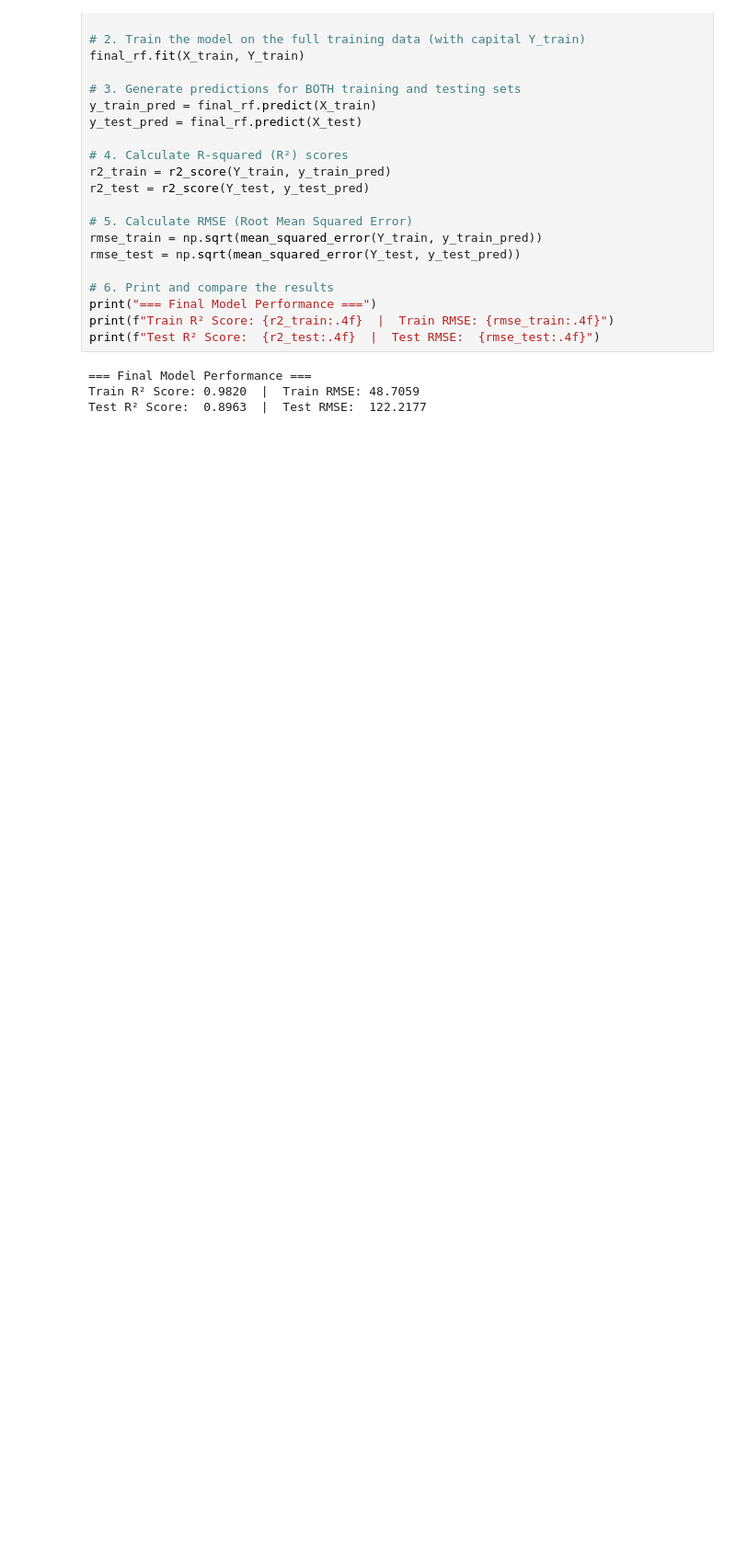
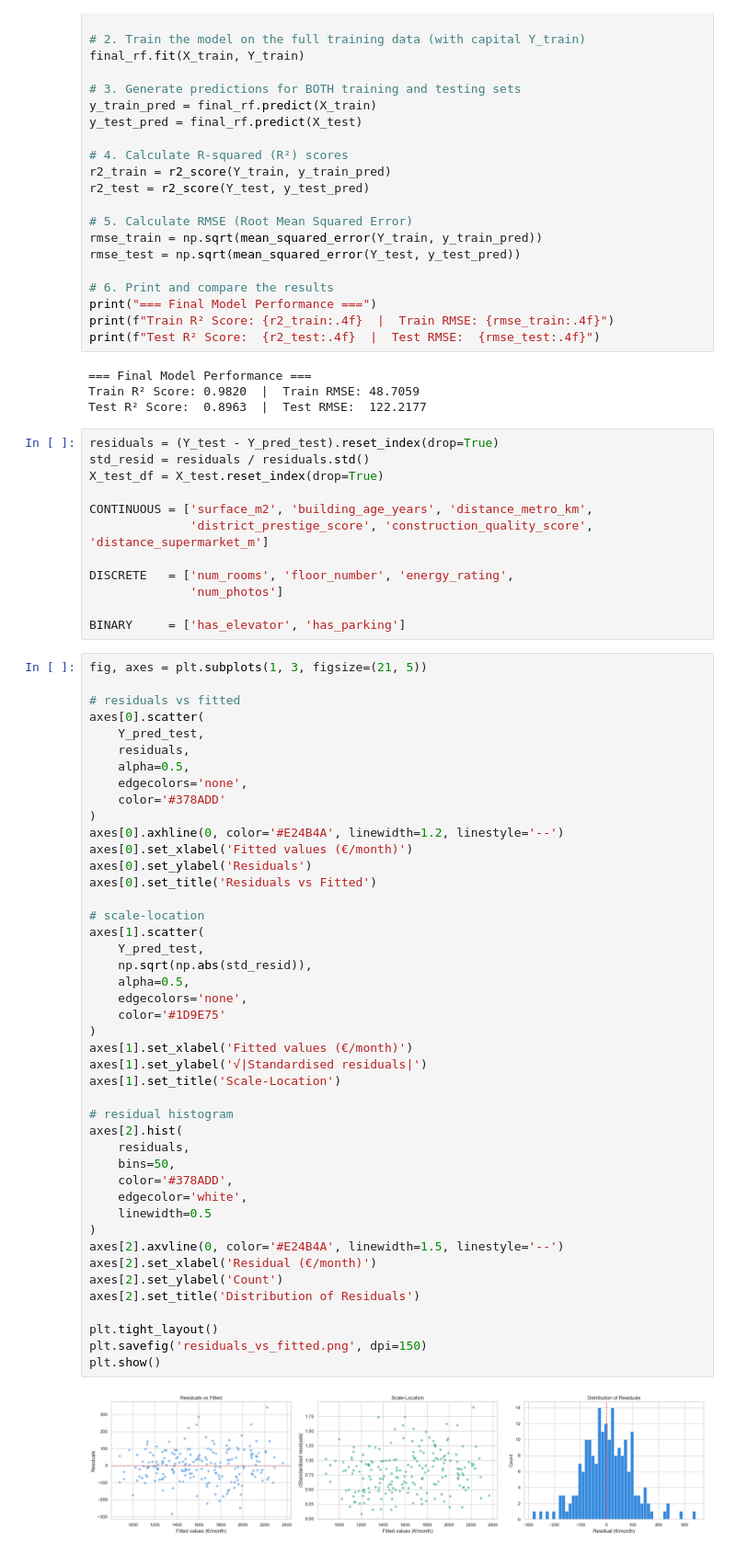
Before and after one commit to KSteponavicus/Urban-Rental-Pricing---Final-ML-Project, a Jupyter notebook: kipras.ipynb, the cells around one changed output. Shown at 92% size. Drawn from its saved outputs; the diff is of its cells as text; blank space fills up the shorter version.

```diff
--- a/kipras.ipynb
+++ b/kipras.ipynb
@@ -819,3 +818,61 @@ print(f"Test R² Score:  {r2_test:.4f}  |  Test RMSE:  {rmse_test:.4f}")
 === Final Model Performance ===
 Train R² Score: 0.9820  |  Train RMSE: 48.7059
 Test R² Score:  0.8963  |  Test RMSE:  122.2177
+# %%
+residuals = (Y_test - Y_pred_test).reset_index(drop=True)
+std_resid = residuals / residuals.std()
+X_test_df = X_test.reset_index(drop=True)
+
+CONTINUOUS = ['surface_m2', 'building_age_years', 'distance_metro_km',
+              'district_prestige_score', 'construction_quality_score', 'distance_supermarket_m']
+
+DISCRETE   = ['num_rooms', 'floor_number', 'energy_rating',
+              'num_photos']
+
+BINARY     = ['has_elevator', 'has_parking']
+# %%
+fig, axes = plt.subplots(1, 3, figsize=(21, 5))
+
+# residuals vs fitted
+axes[0].scatter(
+    Y_pred_test,
+    residuals,
+    alpha=0.5,
+    edgecolors='none',
+    color='#378ADD'
+)
+axes[0].axhline(0, color='#E24B4A', linewidth=1.2, linestyle='--')
+axes[0].set_xlabel('Fitted values (€/month)')
+axes[0].set_ylabel('Residuals')
+axes[0].set_title('Residuals vs Fitted')
+
+# scale-location
+axes[1].scatter(
+    Y_pred_test,
+    np.sqrt(np.abs(std_resid)),
+    alpha=0.5,
+    edgecolors='none',
+    color='#1D9E75'
+)
+axes[1].set_xlabel('Fitted values (€/month)')
+axes[1].set_ylabel('√|Standardised residuals|')
+axes[1].set_title('Scale-Location')
+
+# residual histogram
+axes[2].hist(
+    residuals,
+    bins=50,
+    color='#378ADD',
+    edgecolor='white',
+    linewidth=0.5
+)
+axes[2].axvline(0, color='#E24B4A', linewidth=1.5, linestyle='--')
+axes[2].set_xlabel('Residual (€/month)')
+axes[2].set_ylabel('Count')
+axes[2].set_title('Distribution of Residuals')
+
+plt.tight_layout()
+plt.savefig('residuals_vs_fitted.png', dpi=150)
+plt.show()
+# %% [output]
+[figure, added]
```
Also changed, not shown: parts of 21 cells of this notebook, 3 other files.
